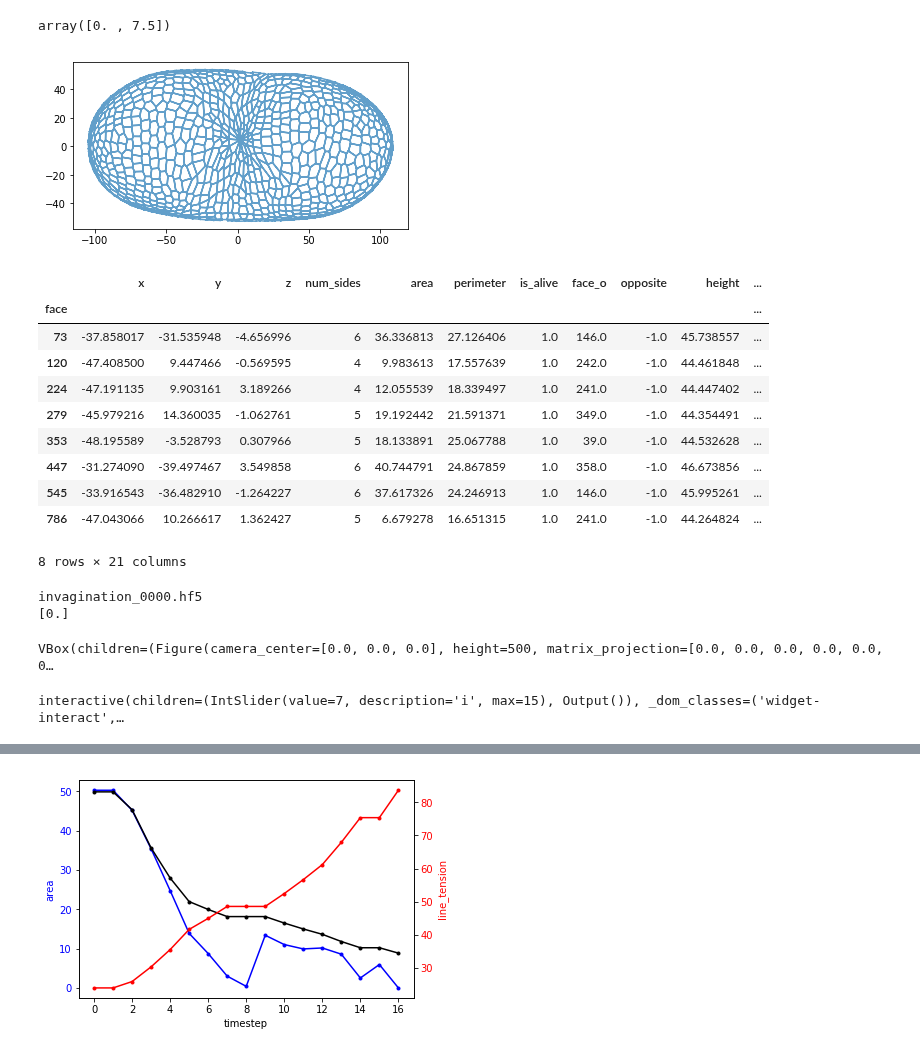
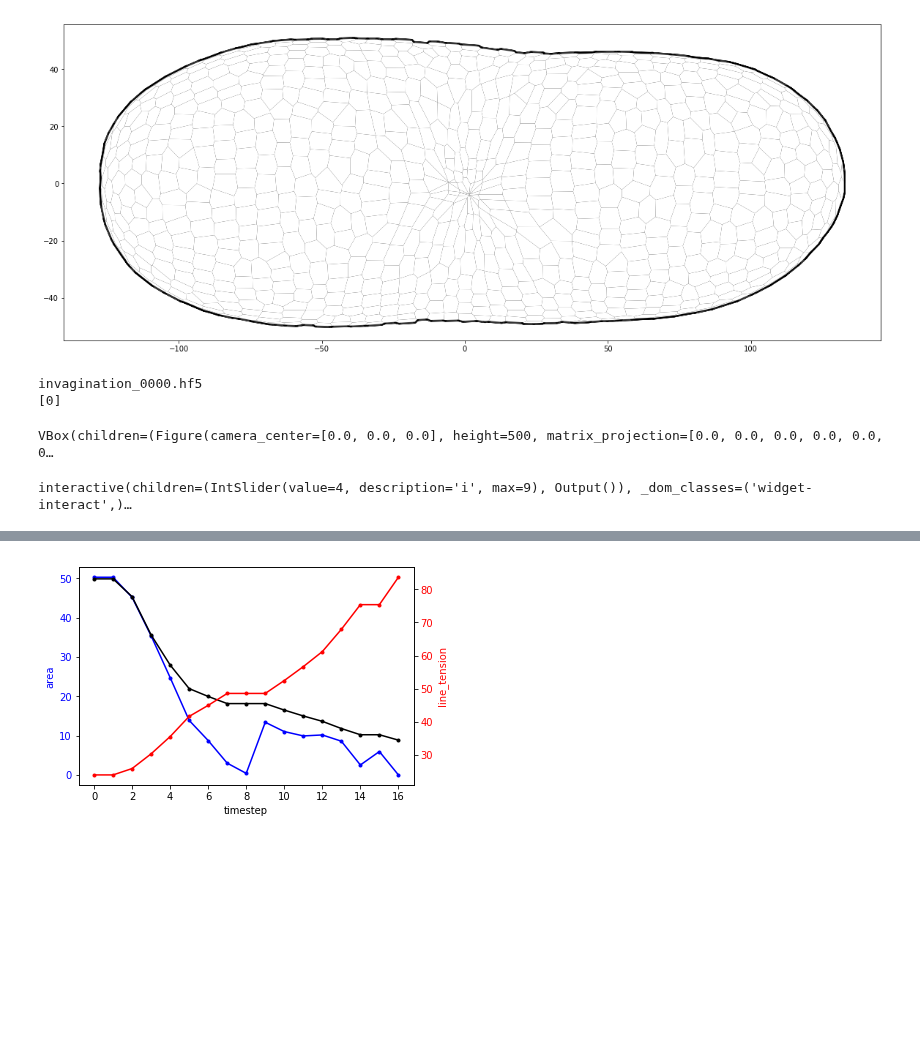
Before and after one commit to suzannelab/polarity, a Jupyter notebook: notebooks/QSSolver-Visualisation.ipynb, the cells around one changed output, grey strips where cells are left out. Cells and saved outputs as stored; diff of their text form; code cells hidden in the pictures; blank space fills up the shorter version.

Commit message:
WIP QSSolver with clone

```diff
--- a/notebooks/QSSolver-Visualisation.ipynb
+++ b/notebooks/QSSolver-Visualisation.ipynb
@@ -37,8 +37,8 @@ except ImportError:
 import ipyvolume as ipv
 ipv.clear()
 # %%
-SIM_DIR = Path('/home/admin-suz/Documents/Simulations/20190829-QSSolver-Prepolarized')
-dirname = SIM_DIR/'1.08_constriction_30_radialtension0/'
+SIM_DIR = Path('/home/admin-suz/Documents/Simulations/20190902-QSSolver-Prepolarized_Clone_4cells')
+dirname = SIM_DIR/'1.08_constriction_20.0_radialtension0/'
 from tyssue.draw import sheet_view
 
 import ipyvolume.pylab as p3
@@ -46,7 +46,7 @@ hfs = [f  for f in os.listdir(dirname)
        if f.endswith('hf5')]
 hfs.sort(key=lambda x: os.path.getctime(os.path.join(dirname, x)))
 
-current = 'invagination_0014.hf5'
+current = 'invagination_0007.hf5'
 ipv.clear()
 ipv.style.use('dark')
 
@@ -62,61 +62,54 @@ index =sheet.face_df[(sheet.face_df.z>6) & (sheet.face_df.z<15)
                     & (sheet.face_df.x>0)].index
 sheet.face_df.loc[index, 'test']=1
 
+sheet.settings['lumen_vol_elasticity'] = 3.e-6
+sheet.settings['lumen_vol'] = 1589082.17255885
+sheet.settings['lumen_prefered_vol'] = 1655117.87836963
+
 #sheet = sheet.extract_bounding_box(z_boundary=[-200,50])
 def draw_specs(sheet):
     specs = {
         'edge': {
             'visible': True,
-            'color': sheet.vert_df.y,
-            #'colormap': 'Reds'
+            'color': 'black',
+            "colormap":'viridis',
+            'width':5
         },
         'face': {
             'visible': True,
-            'color': sheet.face_df.area,
+            'color': 'white',
             'colormap': 'Blues'
         },
         'vert':{
-            'visible':True,
+            'visible':False,
             's':100,
             'alpha': 0.3,
             'zorder': 2,
-            'color': sheet.vert_df.radial_tension
+
 
         }
 
     }
     return specs
 
 """ipv.clear()
 ipv_fig, meshes = sheet_view(sheet, coords=list('zxy'),
                              mode='3D', **draw_specs(sheet))
 ipv_fig"""
 
 sheet=sheet.extract_bounding_box(x_boundary=(-150,0))
-fig, ax = quick_edge_draw(sheet, ['z', 'y'],
-                              alpha=0.7)
+fig, ax = sheet_view(sheet, ['z', 'y'], mode="2D", **draw_specs(sheet))
 sheet.vert_df.radial_tension.unique()
+ax.grid(False)
+fig.set_size_inches(20,20)
 # %% [output]
-array([0. , 7.5])
-[figure, old version]
+[figure, new version]
-# %%
-sheet.face_df[sheet.face_df.apoptosis == 1 ]
-# %% [output]
-|  | x | y | z | num_sides | area | perimeter | is_alive | face_o | opposite | height | ... |
-| face |  |  |  |  |  |  |  |  |  |  | ... |
-| 73 | -37.858017 | -31.535948 | -4.656996 | 6 | 36.336813 | 27.126406 | 1.0 | 146.0 | -1.0 | 45.738557 | ... |
-| 120 | -47.408500 | 9.447466 | -0.569595 | 4 | 9.983613 | 17.557639 | 1.0 | 242.0 | -1.0 | 44.461848 | ... |
-| 224 | -47.191135 | 9.903161 | 3.189266 | 4 | 12.055539 | 18.339497 | 1.0 | 241.0 | -1.0 | 44.447402 | ... |
-| 279 | -45.979216 | 14.360035 | -1.062761 | 5 | 19.192442 | 21.591371 | 1.0 | 349.0 | -1.0 | 44.354491 | ... |
-| 353 | -48.195589 | -3.528793 | 0.307966 | 5 | 18.133891 | 25.067788 | 1.0 | 39.0 | -1.0 | 44.532628 | ... |
-| 447 | -31.274090 | -39.497467 | 3.549858 | 6 | 40.744791 | 24.867859 | 1.0 | 358.0 | -1.0 | 46.673856 | ... |
-| 545 | -33.916543 | -36.482910 | -1.264227 | 6 | 37.617326 | 24.246913 | 1.0 | 146.0 | -1.0 | 45.995261 | ... |
-| 786 | -47.043066 | 10.266617 | 1.362427 | 5 | 6.679278 | 16.651315 | 1.0 | 241.0 | -1.0 | 44.264824 | ... |
-8 rows × 21 columns
 # %%
-SIM_DIR = Path('/home/admin-suz/Documents/Simulations/20190829-QSSolver-Prepolarized')
-dirname = SIM_DIR/'1.08_constriction_30.0_radialtension0/'
+SIM_DIR = Path('/home/admin-suz/Documents/Simulations/test_history')
+dirname = SIM_DIR/'1.08_constriction_30_radialtension0/'
 
+SIM_DIR = Path('/home/admin-suz/Documents/Simulations/20190902-QSSolver-Prepolarized_Clone_4cells')
+dirname = SIM_DIR/'1.08_constriction_20.0_radialtension0/'
 
 
 hfs = [f  for f in os.listdir(dirname) if f.endswith('hf5')]
@@ -134,16 +127,19 @@ def get_meshes(dirname, hdf_file):
     geom.update_all(sheet)
     sheet = sheet.extract_bounding_box( z_boundary=(-80,80))
     #print(sheet.face_df[sheet.face_df.area<5].id)
-    print(sheet.vert_df.radial_tension.unique())
+    print(sheet.face_df.radial_tension.unique())
 
+    sheet.settings['lumen_vol_elasticity'] = 3.e-6
+    sheet.settings['lumen_vol'] = 1589082.17255885
+    sheet.settings['lumen_prefered_vol'] = 1655117.87836963
 
     import matplotlib
     cmap = matplotlib.colors.ListedColormap(['black', 'red', ])
 
 
     faces = face_mesh(sheet, coords=['x', 'y', 'z'],
-                     color=sheet.face_df['apoptosis'],
-                     colormap='viridis',
+                     color=sheet.face_df['apoptosis']+sheet.face_df['is_mesoderm'],
+                     colormap='Blues',
                      )
 
 
@@ -151,9 +147,9 @@ def get_meshes(dirname, hdf_file):
     cmap_edge = matplotlib.colors.ListedColormap(['white', 'deeppink'])
 
     edges = edge_mesh(sheet, coords=['x', 'y', 'z'],
-                  color = sheet.edge_df.color,
-                  color_range=(0,1),
-                  colormap=cmap_edge)
+                    color='lightslategrey')
+                   #color = edge_projected_stress(sheet, model),
+                   #colormap='Reds')
     return faces, edges
 
 from ipywidgets import interact
@@ -190,6 +186,6 @@ def browse_sheets(dirname, hfs):
 browse_sheets(dirname, hfs)
 # %% [output]
 invagination_0000.hf5
-[0.]
+[0]
 VBox(children=(Figure(camera_center=[0.0, 0.0, 0.0], height=500, matrix_projection=[0.0, 0.0, 0.0, 0.0, 0.0, 0…
-interactive(children=(IntSlider(value=7, description='i', max=15), Output()), _dom_classes=('widget-interact',…
+interactive(children=(IntSlider(value=4, description='i', max=9), Output()), _dom_classes=('widget-interact',)…
```
Also changed, not shown: parts of 4 cells of this notebook, 3 other files.
